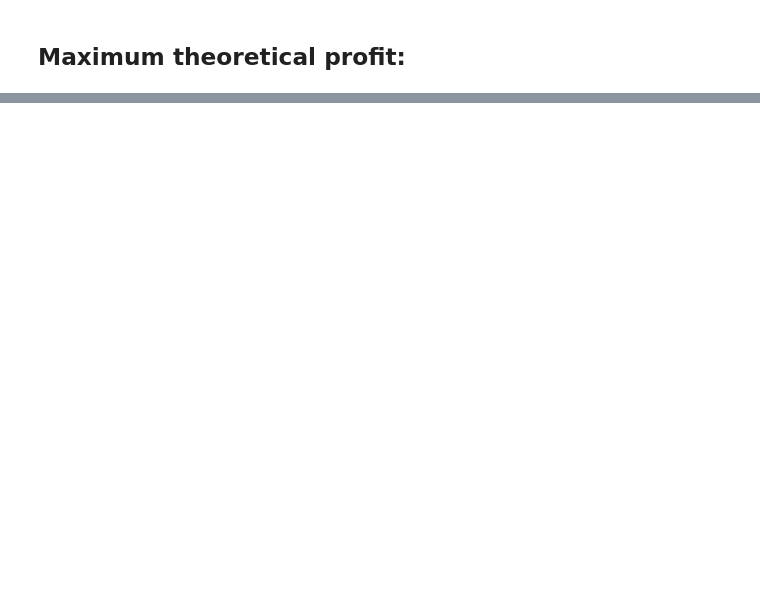
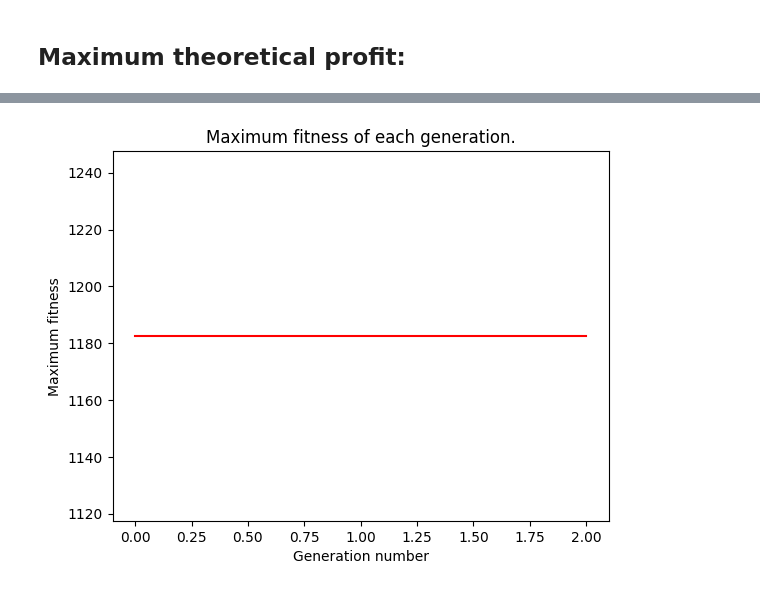
Before and after one commit to KhanNot/GP_trading_strategies, a Jupyter notebook: transform_df.ipynb, the cells around one changed output, grey strips where cells are left out. Drawn from its saved outputs; the diff is of its cells as text; code cells hidden in the pictures; blank space fills up the shorter version.

```diff
--- a/transform_df.ipynb
+++ b/transform_df.ipynb
@@ -524,7 +369,7 @@ def GPAlgo(population, toolbox, cxpb, mutpb, ngen, elite_pop_size, stats=None,
         # "or equal to 1.0.")
 
         #Elitism:
-        elite_pop = sorted(pop, key=attrgetter("fitness"), reverse=True)[:elite_pop_size]
+        elite_pop = sorted(population, key=attrgetter("fitness"), reverse=True)[:elite_pop_size]
         offspring = [toolbox.clone(ind) for ind in population]
         offspring[:elite_pop_size] = elite_pop
 
@@ -545,7 +390,7 @@ def GPAlgo(population, toolbox, cxpb, mutpb, ngen, elite_pop_size, stats=None,
                 del offspring[i].fitness.values
 
         elits_check = []
-        for ind,val in enumerate(pop):
+        for ind,val in enumerate(population):
             elits_check.append(val == offspring[ind])
         # print(elits_check)
         print(sum(elits_check))
@@ -565,7 +410,7 @@ def GPAlgo(population, toolbox, cxpb, mutpb, ngen, elite_pop_size, stats=None,
 
         # Replace the current population by the offspring
         store_generations[f"gen{gen}"]={
-            "pop":pop,
+            "pop":population,
             "offspring":offspring
         }
         population[:] = offspring
@@ -615,7 +493,15 @@ print(sum_same)
 # %%
 import matplotlib.pyplot as plt
+
 y = [i['max'] for i in logbook]
-plt.plot(range(len(y)), y)
+plt.plot(range(len(y)), y,'r')
+plt.title("Maximum fitness of each generation.")
+plt.xlabel("Generation number")
+plt.ylabel("Maximum fitness")
+date = pendulum.now().format('YYYY-MM-DD_hh-mm')
+plt.savefig(rf'{directory_path}\graphs\max_fitness\max_fitness_{date}.png')
+# %% [output]
+[figure, added]
 # %%
 best_solution = hof.items[0]
 tc = 0.01
```
Also changed, not shown: parts of 70 cells of this notebook, 33 other files.
